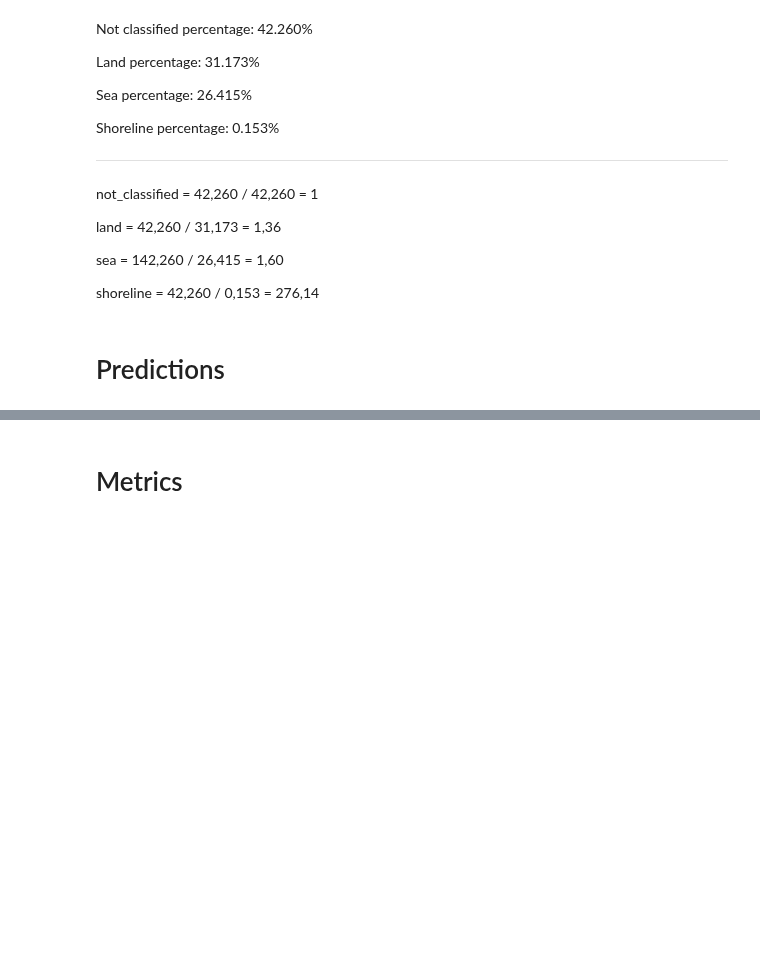
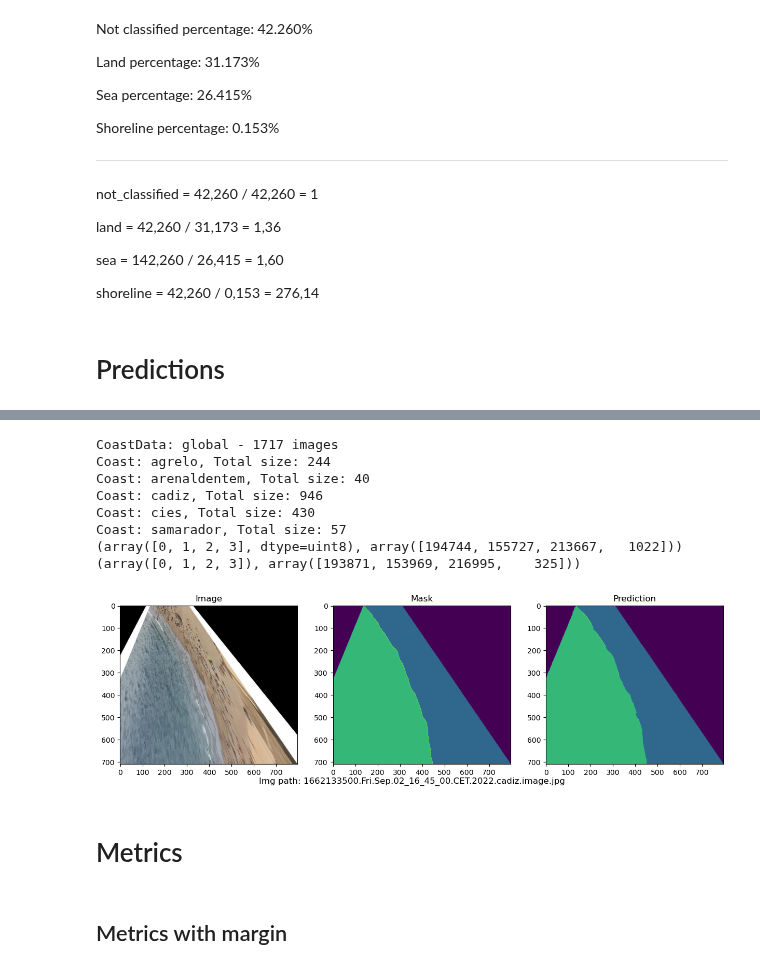
Before and after one commit to OliverJosep/Shoreline-extraction, a Jupyter notebook: notebooks/models/04_UNet_4_classes.ipynb, the cells around one changed output, grey strips where cells are left out. Saved outputs shown, nothing was run; the diff lists cells and outputs as text; code cells hidden in the pictures; blank space fills up the shorter version.

Commit message:
Metrics

```diff
--- a/notebooks/models/04_UNet_4_classes.ipynb
+++ b/notebooks/models/04_UNet_4_classes.ipynb
@@ -89,6 +93,6 @@ plt.show()
 # %%
 # Predict the full image
-artifact_path = os.path.abspath(os.path.join(path, "../../artifacts/"))
+artifact_path = os.path.abspath(os.path.join(os.getcwd(), "../../artifacts/"))
 data_path = os.path.abspath(os.path.join(os.getcwd(), "../../data/processed_4_classes/"))
 
 coast_data = CoastData(data_path)
@@ -97,33 +101,43 @@ split = coast_data.split_data()
 data = DataLoaderManager.load_data(split)
 index = 100 # 25 # 72
 img_path = data["test"]['images'][index]
 mask_path = data["test"]['masks'][index]
 
 img = cv2.imread(img_path)
 img = cv2.cvtColor(img, cv2.COLOR_BGR2RGB)
 
 mask = cv2.imread(mask_path, cv2.IMREAD_GRAYSCALE)
 
 unet.load_model(os.path.abspath(os.path.join(artifact_path, "2025-02-19-15-28-50/models/best_model.pth")))
 
 pred = unet.predict_patch(img_path, combination="max")
 
 print(np.unique(mask, return_counts=True))
 print(np.unique(pred, return_counts=True))
 
 fig, ax = plt.subplots(1, 3, figsize=(15, 4))
 fig.suptitle(f"Img path: {img_path.split('/')[-1]}", y=0.05)
 
 ax[0].imshow(img)
 ax[0].set_title("Image")
 
 ax[1].imshow(mask)
 ax[1].set_title("Mask")
 
 ax[2].imshow(pred.squeeze())
 ax[2].set_title("Prediction")
 
 plt.show()
+# %% [output]
+CoastData: global - 1717 images
+Coast: agrelo, Total size: 244
+Coast: arenaldentem, Total size: 40
+Coast: cadiz, Total size: 946
+Coast: cies, Total size: 430
+Coast: samarador, Total size: 57
+(array([0, 1, 2, 3], dtype=uint8), array([194744, 155727, 213667,   1022]))
+(array([0, 1, 2, 3]), array([193871, 153969, 216995,    325]))
+[figure, added]
 # %% [markdown]
 # Metrics
 # %%
@@ -160,3 +174,5 @@ for split in data:
 
     metrics[split].compute(epoch=0)
     print(metrics[split].get_last_epoch_info())
+# %% [markdown]
+## Metrics with margin
```
Also changed, not shown: parts of 2 cells of this notebook, 2 other files.
